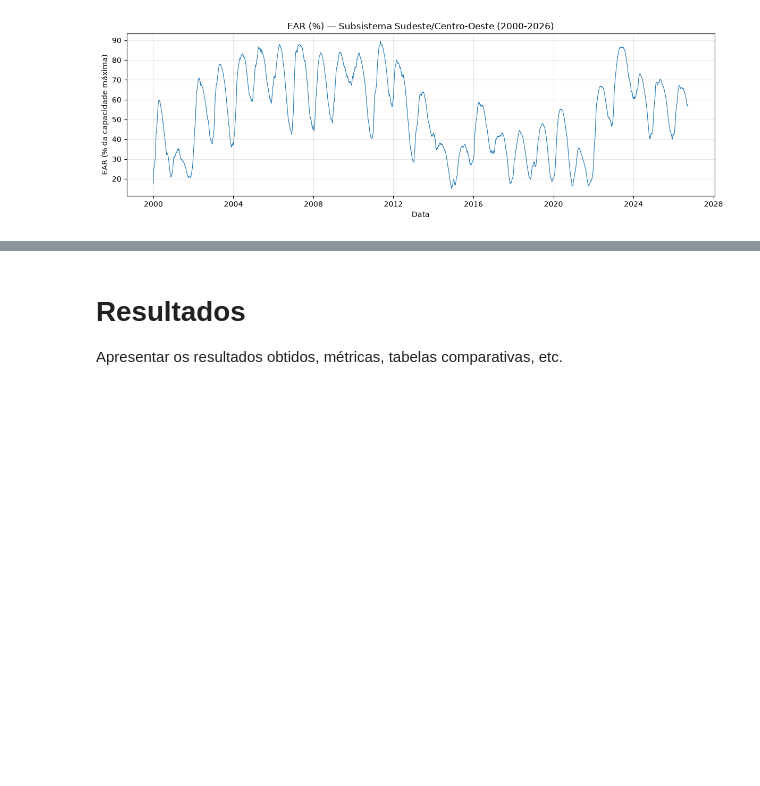
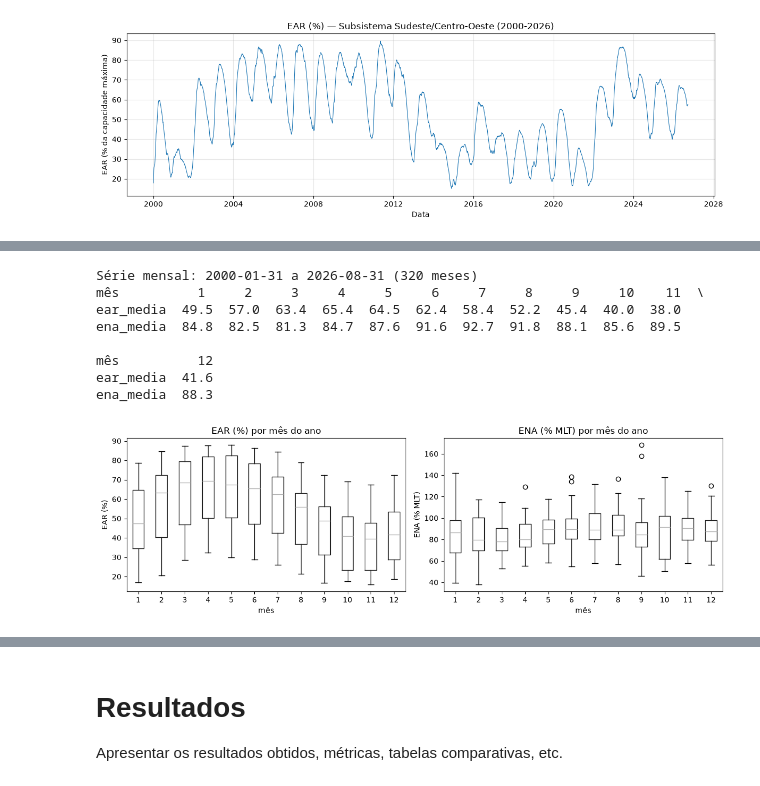
Before and after one commit to cristianomack/projeto-aplicado-iv, a Jupyter notebook: notebooks/cd_projeto_aplicado_IV_doc.ipynb, the cells around one changed output, grey strips where cells are left out. Drawn from its saved outputs; the diff is of its cells as text; code cells hidden in the pictures; blank space fills up the shorter version.

```diff
--- a/notebooks/cd_projeto_aplicado_IV_doc.ipynb
+++ b/notebooks/cd_projeto_aplicado_IV_doc.ipynb
@@ -228,0 +361,37 @@ Descrição metodológica para a criação, refinamento e validação dos modelo
+# %%
+# %% EDA 4: agregação mensal e sazonalidade
+# EDA 4: agregação mensal (alinhada à granularidade da bandeira tarifária) e sazonalidade
+mensal = pd.DataFrame({
+    "ear": diario["ear_pct"].resample("ME").last(),          # EAR no último dia do mês
+    "ena": diario["ena_arm_pctmlt"].resample("ME").mean(),    # ENA média do mês
+})
+# Remove o mês corrente incompleto (setembro/2026 vai só até 24/09)
+ultimo_dia = diario.index.max()
+if ultimo_dia != ultimo_dia + pd.offsets.MonthEnd(0):
+    mensal = mensal.iloc[:-1]
+mensal.to_csv(PROC / "se_mensal.csv")
+print(f"Série mensal: {mensal.index.min().date()} a {mensal.index.max().date()} ({len(mensal)} meses)")
+
+clim = mensal.groupby(mensal.index.month).agg(ear_media=("ear", "mean"), ena_media=("ena", "mean")).round(1)
+clim.index.name = "mês"
+print(clim.T)
+
+fig, ax = plt.subplots(1, 2, figsize=(12, 4))
+mensal.assign(mes=mensal.index.month).boxplot(column="ear", by="mes", ax=ax[0], grid=False)
+ax[0].set_title("EAR (%) por mês do ano"); ax[0].set_xlabel("mês"); ax[0].set_ylabel("EAR (%)")
+mensal.assign(mes=mensal.index.month).boxplot(column="ena", by="mes", ax=ax[1], grid=False)
+ax[1].set_title("ENA (% MLT) por mês do ano"); ax[1].set_xlabel("mês"); ax[1].set_ylabel("ENA (% MLT)")
+plt.suptitle("")
+plt.tight_layout()
+plt.savefig(IMG / "eda_sazonalidade_mensal.png", dpi=120)
+plt.show()
+# %% [output]
+Série mensal: 2000-01-31 a 2026-08-31 (320 meses)
+mês          1     2     3     4     5     6     7     8     9     10    11  \
+ear_media  49.5  57.0  63.4  65.4  64.5  62.4  58.4  52.2  45.4  40.0  38.0
+ena_media  84.8  82.5  81.3  84.7  87.6  91.6  92.7  91.8  88.1  85.6  89.5
+
+mês          12
+ear_media  41.6
+ena_media  88.3
+[figure, added]
```
Also changed, not shown: parts of 43 cells of this notebook, 12 other files.
